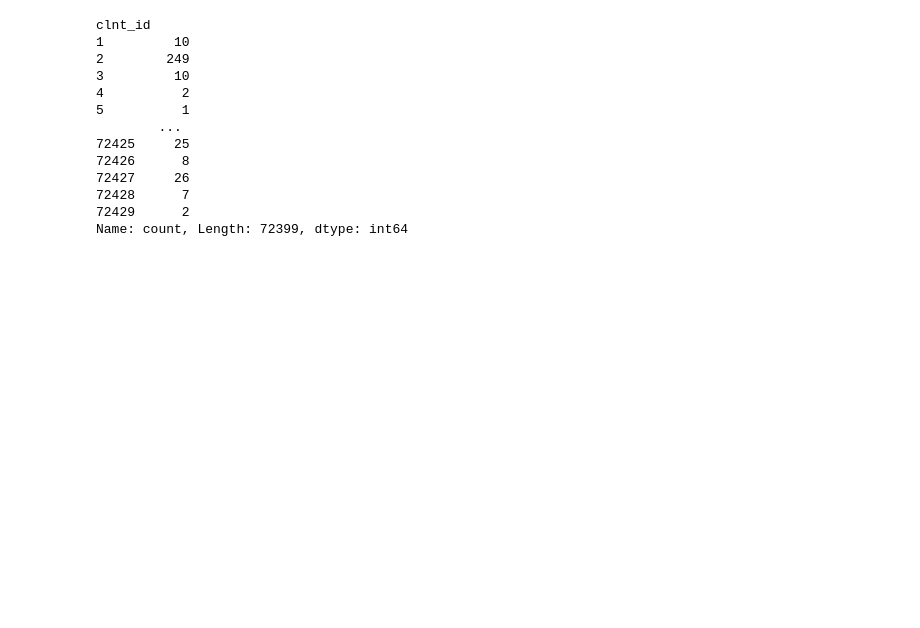
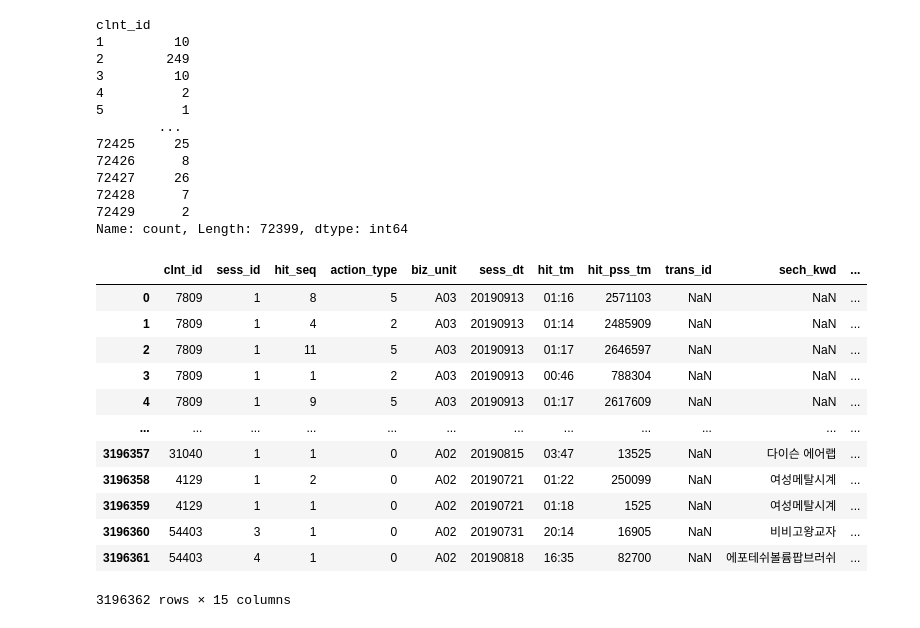
Before and after one commit to Gyeol0/Personalized-Content-Recommendation, a Jupyter notebook: L.Point.ipynb, the cells around one changed output. Cells and saved outputs as stored; diff of their text form; code cells hidden in the pictures; blank space fills up the shorter version.

```diff
--- a/L.Point.ipynb
+++ b/L.Point.ipynb
@@ -241,3 +241,19 @@ clnt_id
 72428      7
 72429      2
 Name: count, Length: 72399, dtype: int64
+# %%
+data1
+# %% [output]
+|  | clnt_id | sess_id | hit_seq | action_type | biz_unit | sess_dt | hit_tm | hit_pss_tm | trans_id | sech_kwd | ... |
+| 0 | 7809 | 1 | 8 | 5 | A03 | 20190913 | 01:16 | 2571103 | NaN | NaN | ... |
+| 1 | 7809 | 1 | 4 | 2 | A03 | 20190913 | 01:14 | 2485909 | NaN | NaN | ... |
+| 2 | 7809 | 1 | 11 | 5 | A03 | 20190913 | 01:17 | 2646597 | NaN | NaN | ... |
+| 3 | 7809 | 1 | 1 | 2 | A03 | 20190913 | 00:46 | 788304 | NaN | NaN | ... |
+| 4 | 7809 | 1 | 9 | 5 | A03 | 20190913 | 01:17 | 2617609 | NaN | NaN | ... |
+| ... | ... | ... | ... | ... | ... | ... | ... | ... | ... | ... | ... |
+| 3196357 | 31040 | 1 | 1 | 0 | A02 | 20190815 | 03:47 | 13525 | NaN | 다이슨 에어랩 | ... |
+| 3196358 | 4129 | 1 | 2 | 0 | A02 | 20190721 | 01:22 | 250099 | NaN | 여성메탈시계 | ... |
+| 3196359 | 4129 | 1 | 1 | 0 | A02 | 20190721 | 01:18 | 1525 | NaN | 여성메탈시계 | ... |
+| 3196360 | 54403 | 3 | 1 | 0 | A02 | 20190731 | 20:14 | 16905 | NaN | 비비고왕교자 | ... |
+| 3196361 | 54403 | 4 | 1 | 0 | A02 | 20190818 | 16:35 | 82700 | NaN | 에포테쉬볼륨팝브러쉬 | ... |
+3196362 rows × 15 columns
```
